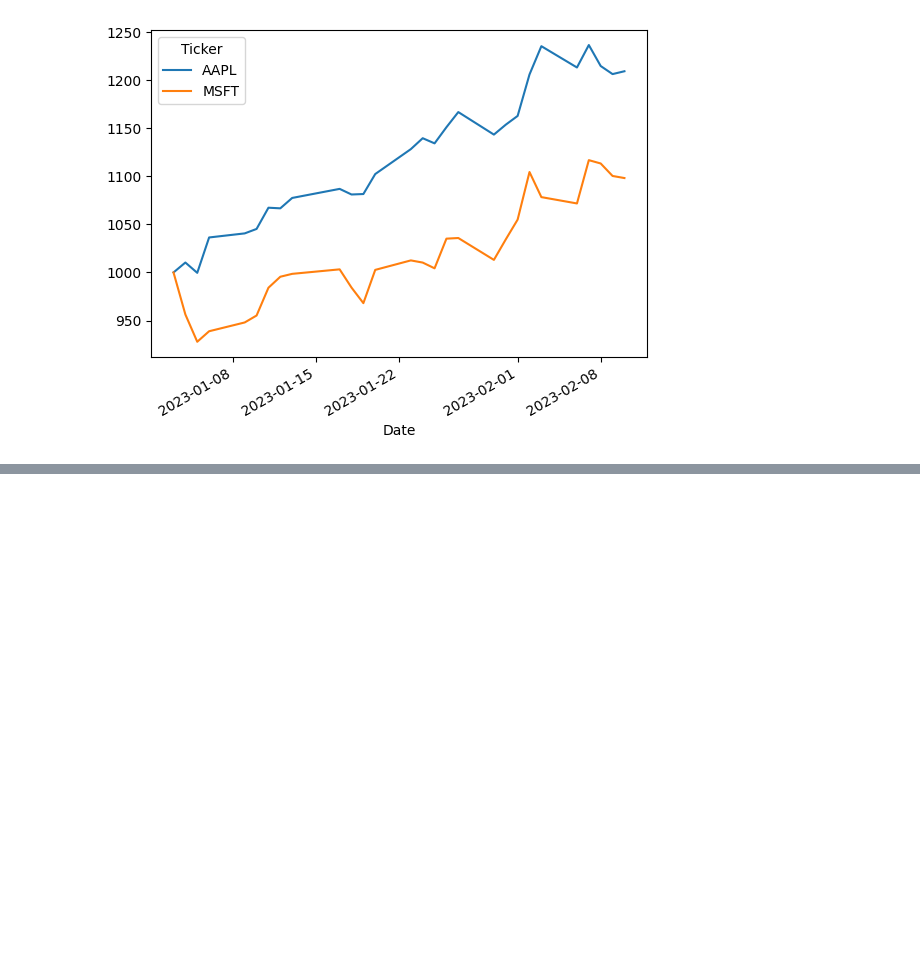
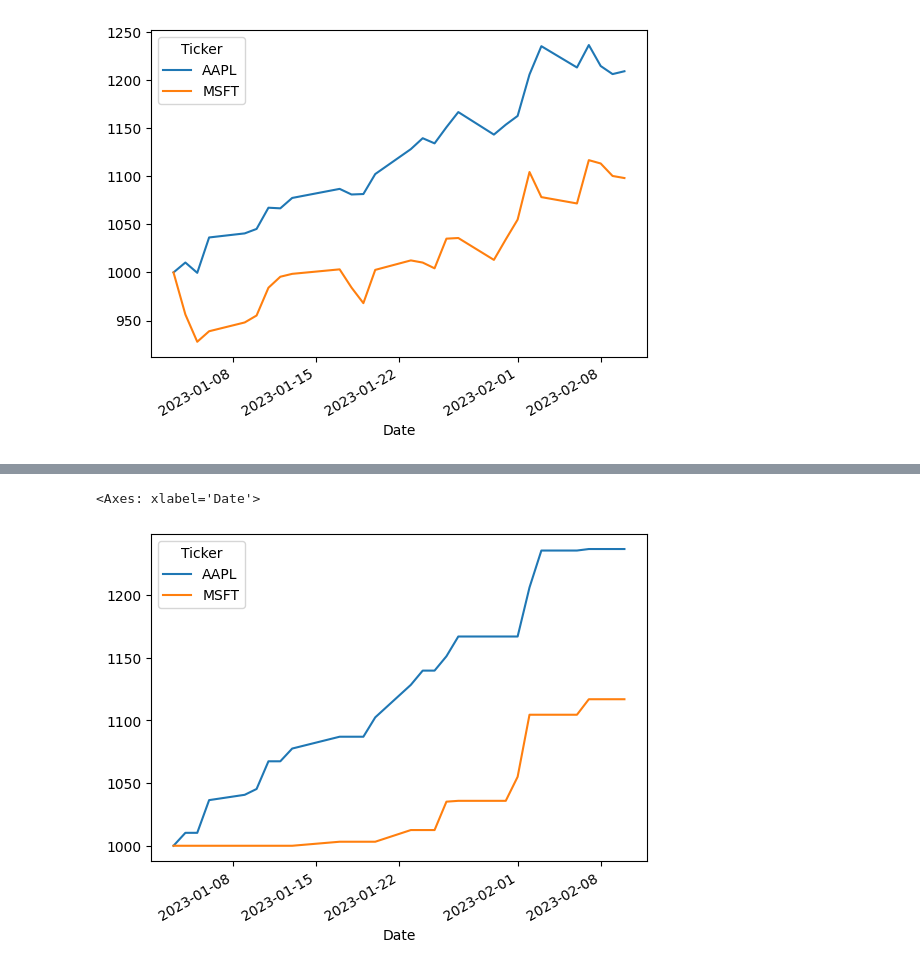
Before and after one commit to sudz4/matt-matthew, a Jupyter notebook: calculate_max_drawdown.ipynb, the cells around one changed output, grey strips where cells are left out. Saved outputs shown, nothing was run; the diff lists cells and outputs as text; code cells hidden in the pictures; blank space fills up the shorter version.

```diff
--- a/calculate_max_drawdown.ipynb
+++ b/calculate_max_drawdown.ipynb
@@ -69,3 +69,7 @@ wealth_index_df.plot.line()
 # %% [output]
 <Axes: xlabel='Date'>
 [figure]
+# %%
+# constructing the cumulative maximum wealth
+prior_peaks_df = wealth_index_df.cummax()
+prior_peaks_df.head()
@@ -71,0 +84,5 @@ wealth_index_df.plot.line()
+# %%
+prior_peaks_df.plot.line()
+# %% [output]
+<Axes: xlabel='Date'>
+[figure, added]
```
Also changed, not shown: parts of 4 cells of this notebook.
